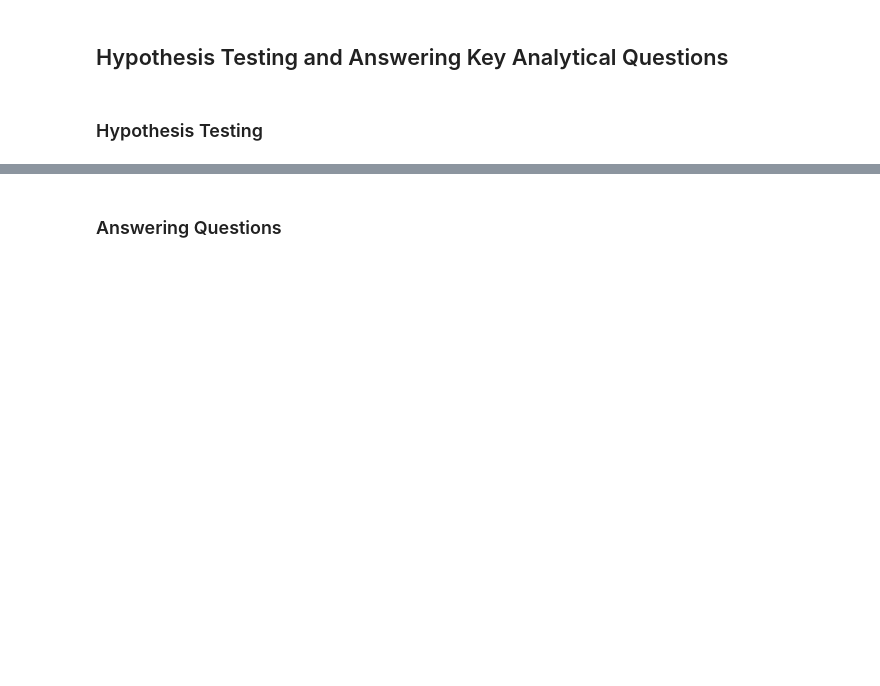
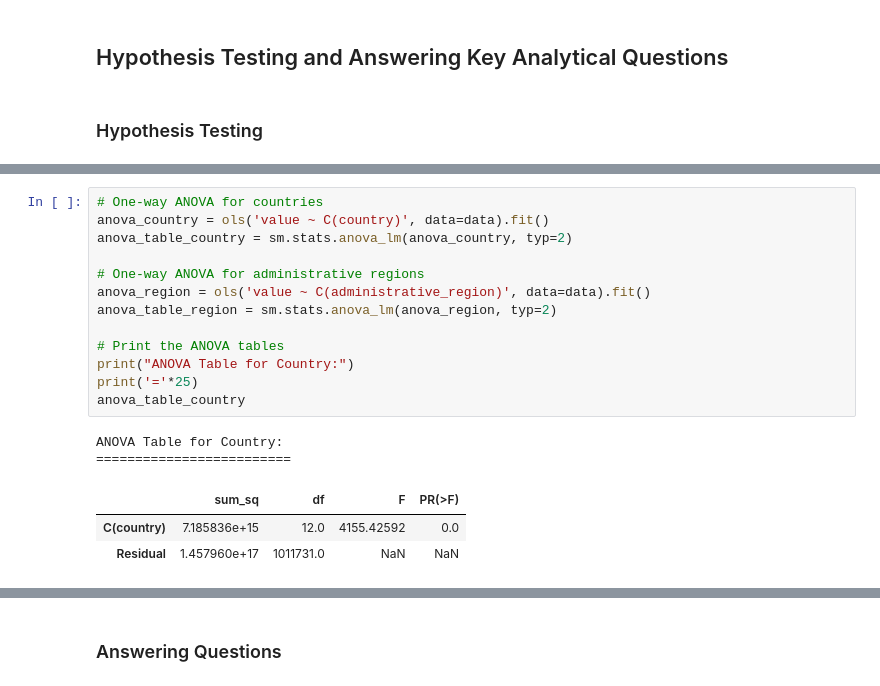
Before and after one commit to rasmodev/Staple-Food-and-Fuel-Price-Prediction-in-Africa, a Jupyter notebook: Staple_Food_Price_Prediction.ipynb, the cells around one changed output, grey strips where cells are left out. Drawn from its saved outputs; the diff is of its cells as text; blank space fills up the shorter version.

```diff
--- a/Staple_Food_Price_Prediction.ipynb
+++ b/Staple_Food_Price_Prediction.ipynb
@@ -1361,0 +1414,19 @@ Stationarity implies that the statistical properties of the time series, such as
+# %%
+# One-way ANOVA for countries
+anova_country = ols('value ~ C(country)', data=data).fit()
+anova_table_country = sm.stats.anova_lm(anova_country, typ=2)
+
+# One-way ANOVA for administrative regions
+anova_region = ols('value ~ C(administrative_region)', data=data).fit()
+anova_table_region = sm.stats.anova_lm(anova_region, typ=2)
+
+# Print the ANOVA tables
+print("ANOVA Table for Country:")
+print('='*25)
+anova_table_country
+# %% [output]
+ANOVA Table for Country:
+=========================
+|  | sum_sq | df | F | PR(>F) |
+| C(country) | 7.185836e+15 | 12.0 | 4155.42592 | 0.0 |
+| Residual | 1.457960e+17 | 1011731.0 | NaN | NaN |
```
Also changed, not shown: parts of 6 cells of this notebook.
